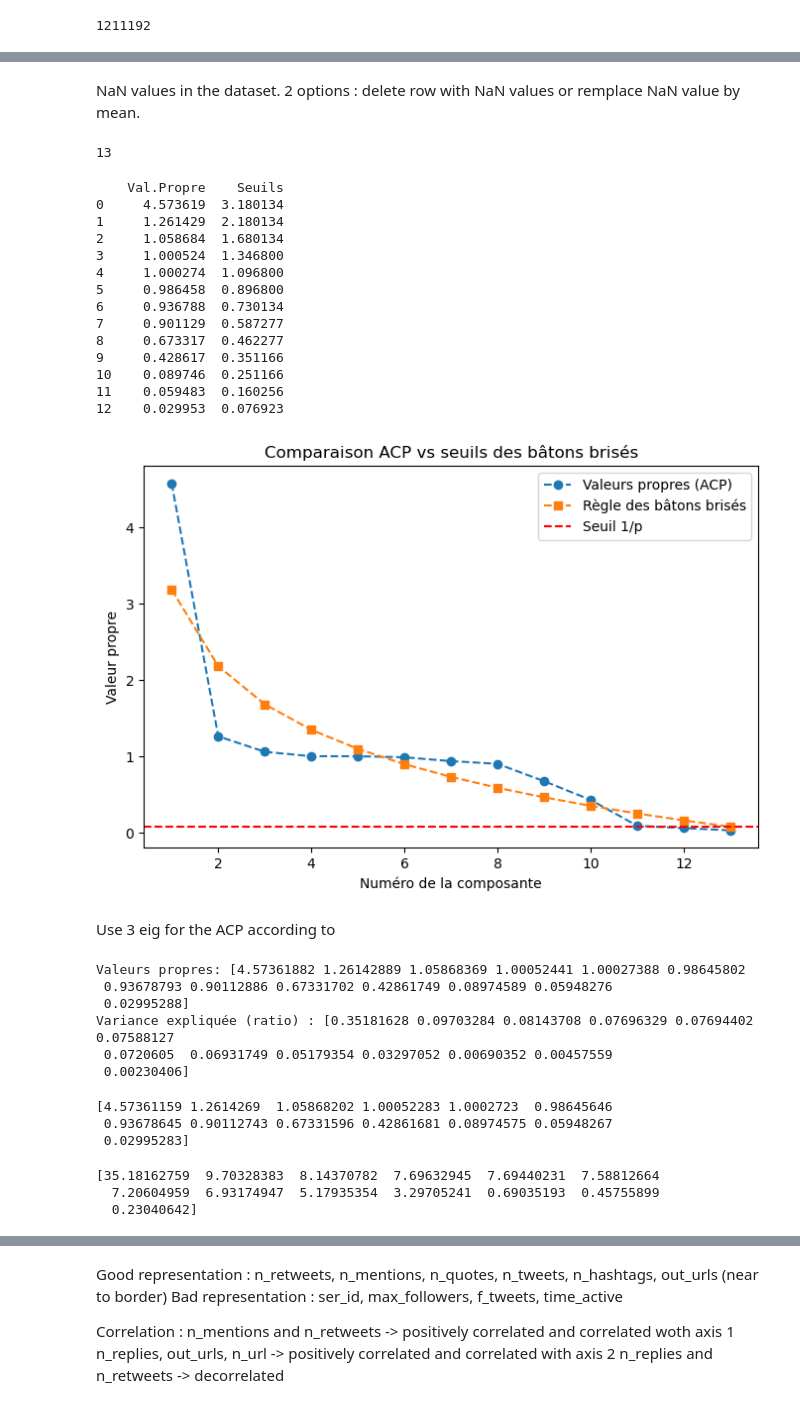
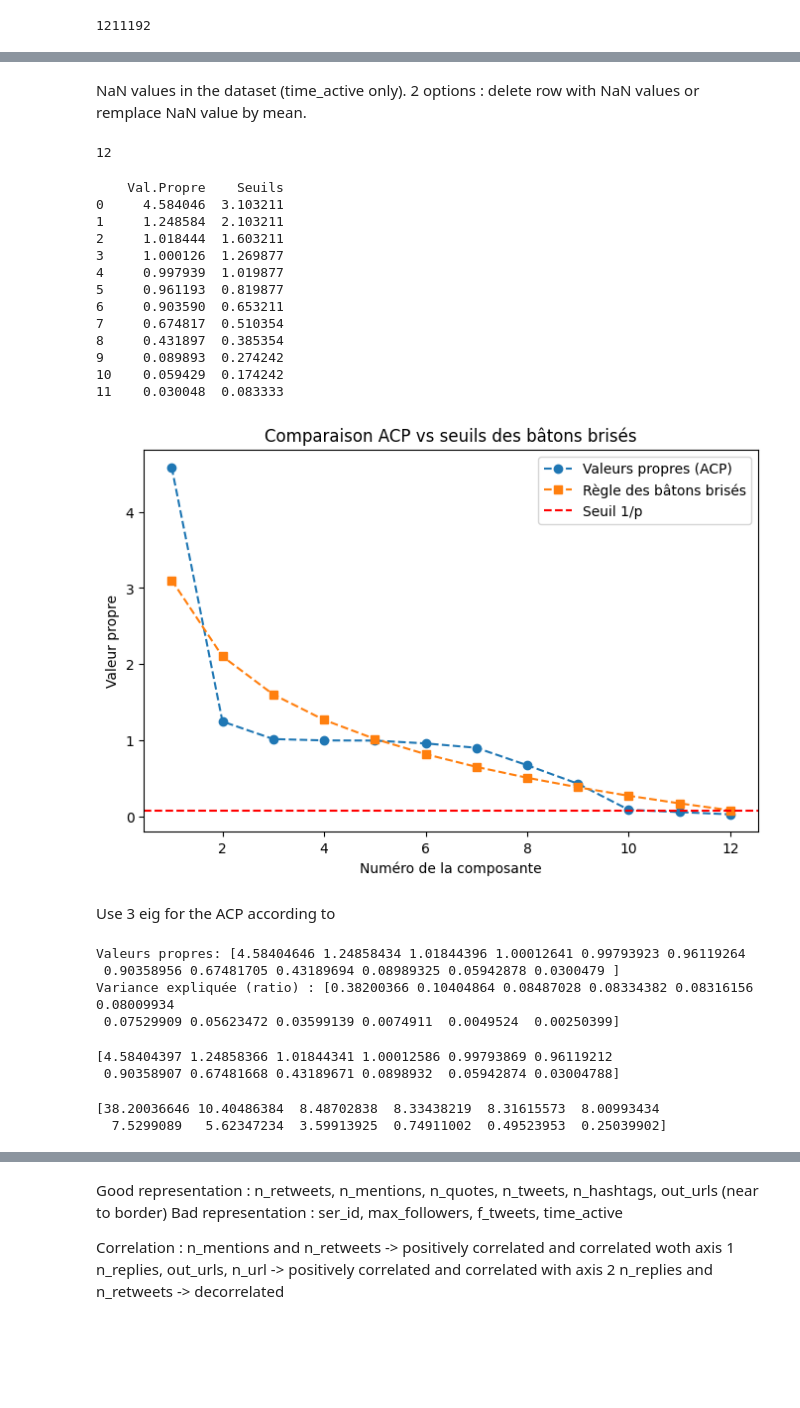
Before and after one commit to PetiteGrange/IF29_Projet-Data-Tweet, a Jupyter notebook: ACP_users.ipynb, the cells around one changed output, grey strips where cells are left out. Cells and saved outputs as stored; diff of their text form; code cells hidden in the pictures; blank space fills up the shorter version.

```diff
--- a/ACP_users.ipynb
+++ b/ACP_users.ipynb
@@ -16,13 +28,13 @@ df.isnull().sum().sum()
 # %% [markdown]
-NaN values in the dataset. 2 options : delete row with NaN values or remplace NaN value by mean.
+NaN values in the dataset (time_active only). 2 options : delete row with NaN values or remplace NaN value by mean.
 # %%
-#Delete NaN values
-#df_clean = df.dropna()
-df_filled = df.fillna(df.mean(numeric_only=True))
+#Delete NaN values and remove user_id column
+#df_clean = df.dropna().drop("user_id", axis=1)
+df_filled = df.fillna(df.mean(numeric_only=True)).drop("user_id", axis=1)
 # %%
 #Centrer Réduire les données
 sc = StandardScaler()
-users_cr = sc.fit_transform(df_clean.values)
+users_cr = sc.fit_transform(df_filled.values)
 # %%
 #Réalisation de l'ACP
 pca = PCA()
@@ -30,46 +42,45 @@ principal_components = pca.fit_transform(users_cr)
 n = (pca.n_components_)
 print(n)
 # %% [output]
-13
+12
 # %%
 # Extraction des valeurs propres
 valeurs_propres = pca.explained_variance_
-n = len(eig)  # Nombre de variables initiales
+n = len(valeurs_propres)  # Nombre de variables initiales
 
 # 🔹 Calcul des seuils de la règle des bâtons brisés
 bk = 1 / np.arange(n, 0, -1)  # Génération de la série inverse (1/n, 1/(n-1), ..., 1/1)
 bk = np.cumsum(bk)  # Somme cumulative
 bk = bk[::-1]  # Inversion pour correspondre à l'ordre décroissant des valeurs propres
 
 # 🔍 Comparaison entre valeurs propres et seuils
 print(pd.DataFrame({'Val.Propre': valeurs_propres, 'Seuils': bk}))
 
 # Affichage des valeurs propres et des valeurs de la règle des bâtons brisés
 plt.figure(figsize=(8,5))
 plt.plot(range(1, n+1), valeurs_propres, marker='o', linestyle='--', label="Valeurs propres (ACP)")
 plt.plot(range(1, n+1), bk, marker='s', linestyle='--', label="Règle des bâtons brisés")
 plt.axhline(y=1/n, color='r', linestyle='dashed', label="Seuil 1/p")  # Seuil d'égalité
 plt.xlabel("Numéro de la composante")
 plt.ylabel("Valeur propre")
 plt.title("Comparaison ACP vs seuils des bâtons brisés")
 plt.legend()
 plt.show()
 # %% [output]
     Val.Propre    Seuils
-0     4.573619  3.180134
-1     1.261429  2.180134
-2     1.058684  1.680134
-3     1.000524  1.346800
-4     1.000274  1.096800
-5     0.986458  0.896800
-6     0.936788  0.730134
-7     0.901129  0.587277
-8     0.673317  0.462277
-9     0.428617  0.351166
-10    0.089746  0.251166
-11    0.059483  0.160256
-12    0.029953  0.076923
+0     4.584046  3.103211
+1     1.248584  2.103211
+2     1.018444  1.603211
+3     1.000126  1.269877
+4     0.997939  1.019877
+5     0.961193  0.819877
+6     0.903590  0.653211
+7     0.674817  0.510354
+8     0.431897  0.385354
+9     0.089893  0.274242
+10    0.059429  0.174242
+11    0.030048  0.083333
-[figure, old version]
+[figure, new version]
 # %% [markdown]
 Use 3 eig for the ACP according to
 # %%
@@ -86,28 +97,24 @@ eig
 var_explain = pca.explained_variance_ratio_
 print("Variance expliquée (ratio) :", var_explain)
 # %% [output]
-Valeurs propres: [4.57361882 1.26142889 1.05868369 1.00052441 1.00027388 0.98645802
- 0.93678793 0.90112886 0.67331702 0.42861749 0.08974589 0.05948276
- 0.02995288]
-Variance expliquée (ratio) : [0.35181628 0.09703284 0.08143708 0.07696329 0.07694402 0.07588127
- 0.0720605  0.06931749 0.05179354 0.03297052 0.00690352 0.00457559
- 0.00230406]
+Valeurs propres: [4.58404646 1.24858434 1.01844396 1.00012641 0.99793923 0.96119264
+ 0.90358956 0.67481705 0.43189694 0.08989325 0.05942878 0.0300479 ]
+Variance expliquée (ratio) : [0.38200366 0.10404864 0.08487028 0.08334382 0.08316156 0.08009934
+ 0.07529909 0.05623472 0.03599139 0.0074911  0.0049524  0.00250399]
 # %%
 # Un ajustement est nécessaire pour avoir la variance avec n degrés de liberté
 eigval=eig*(len(users_cr)-1)/len(users_cr)
 print(eigval)
 # %% [output]
-[4.57361159 1.2614269  1.05868202 1.00052283 1.0002723  0.98645646
- 0.93678645 0.90112743 0.67331596 0.42861681 0.08974575 0.05948267
- 0.02995283]
+[4.58404397 1.24858366 1.01844341 1.00012586 0.99793869 0.96119212
+ 0.90358907 0.67481668 0.43189671 0.0898932  0.05942874 0.03004788]
 # %%
 # Inertie de chaque axes
 np.set_printoptions(suppress=True)
 print(pca.explained_variance_ratio_*100)
 # %% [output]
-[35.18162759  9.70328383  8.14370782  7.69632945  7.69440231  7.58812664
-  7.20604959  6.93174947  5.17935354  3.29705241  0.69035193  0.45755899
-  0.23040642]
+[38.20036646 10.40486384  8.48702838  8.33438219  8.31615573  8.00993434
+  7.5299089   5.62347234  3.59913925  0.74911002  0.49523953  0.25039902]
 # %%
 vp_mat=pca.components_.T
 # On calcule la racine carrée des valeurs propres
```
Also changed, not shown: parts of 8 cells of this notebook.
